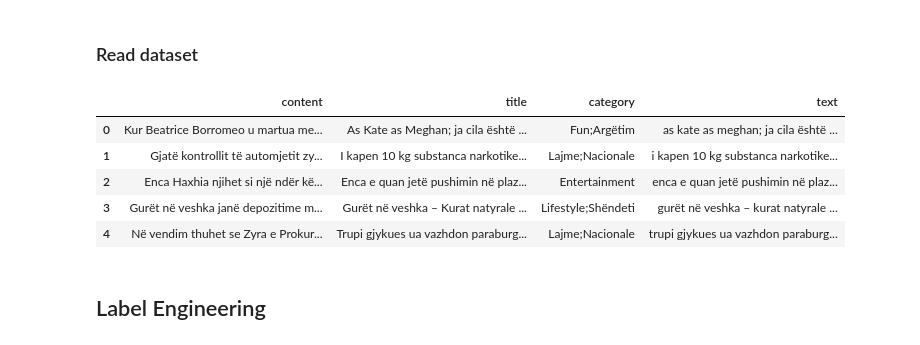
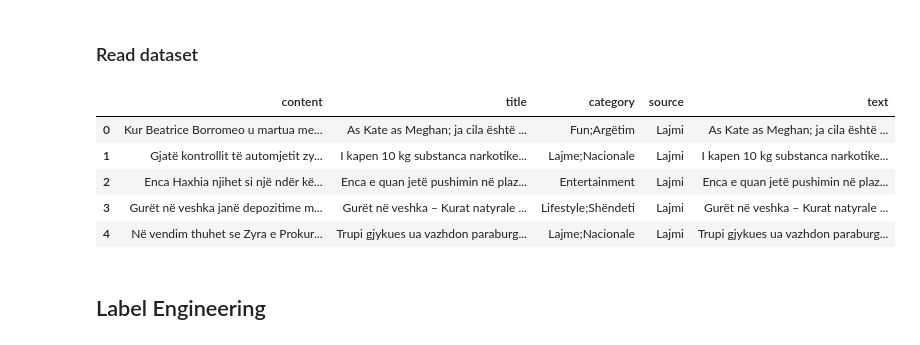
Before and after one commit to BleronaIdrizi/Sarcasm-Detection-Albanian-News-Dataset, a Jupyter notebook: notebooks/01_category_detection.ipynb, the cells around one changed output. Saved outputs shown, nothing was run; the diff lists cells and outputs as text; code cells hidden in the pictures.

```diff
--- a/notebooks/01_category_detection.ipynb
+++ b/notebooks/01_category_detection.ipynb
@@ -57,14 +59,15 @@ MODEL_COMPARISONS = []
 ### Read dataset
 # %%
 df = read_dataset(DATA_PATH)
+df_exp = df.copy()
 df.head()
 # %% [output]
-|  | content | title | category | text |
-| 0 | Kur Beatrice Borromeo u martua me... | As Kate as Meghan; ja cila është ... | Fun;Argëtim | as kate as meghan; ja cila është ... |
-| 1 | Gjatë kontrollit të automjetit zy... | I kapen 10 kg substanca narkotike... | Lajme;Nacionale | i kapen 10 kg substanca narkotike... |
-| 2 | Enca Haxhia njihet si një ndër kë... | Enca e quan jetë pushimin në plaz... | Entertainment | enca e quan jetë pushimin në plaz... |
-| 3 | Gurët në veshka janë depozitime m... | Gurët në veshka – Kurat natyrale ... | Lifestyle;Shëndeti | gurët në veshka – kurat natyrale ... |
-| 4 | Në vendim thuhet se Zyra e Prokur... | Trupi gjykues ua vazhdon paraburg... | Lajme;Nacionale | trupi gjykues ua vazhdon paraburg... |
+|  | content | title | category | source | text |
+| 0 | Kur Beatrice Borromeo u martua me... | As Kate as Meghan; ja cila është ... | Fun;Argëtim | Lajmi | As Kate as Meghan; ja cila është ... |
+| 1 | Gjatë kontrollit të automjetit zy... | I kapen 10 kg substanca narkotike... | Lajme;Nacionale | Lajmi | I kapen 10 kg substanca narkotike... |
+| 2 | Enca Haxhia njihet si një ndër kë... | Enca e quan jetë pushimin në plaz... | Entertainment | Lajmi | Enca e quan jetë pushimin në plaz... |
+| 3 | Gurët në veshka janë depozitime m... | Gurët në veshka – Kurat natyrale ... | Lifestyle;Shëndeti | Lajmi | Gurët në veshka – Kurat natyrale ... |
+| 4 | Në vendim thuhet se Zyra e Prokur... | Trupi gjykues ua vazhdon paraburg... | Lajme;Nacionale | Lajmi | Trupi gjykues ua vazhdon paraburg... |
 # %% [markdown]
 ## Label Engineering
 # %% [markdown]
```
Also changed, not shown: parts of 29 cells of this notebook.
